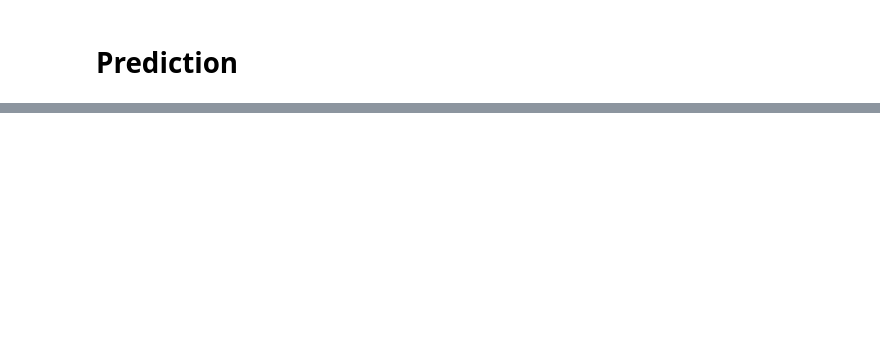
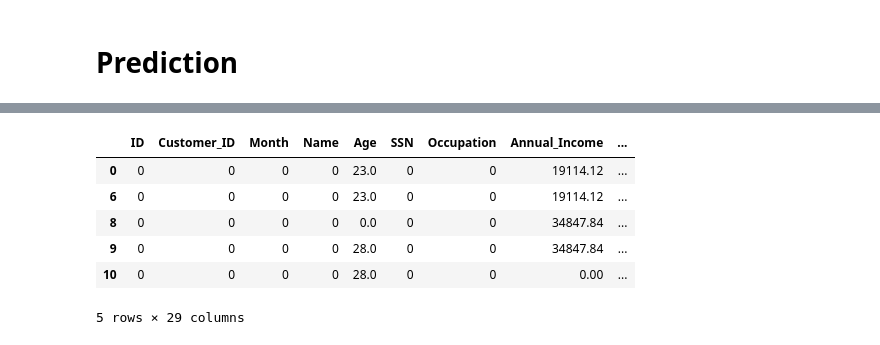
Before and after one commit to CSF0744/ECE225_final_project, a Jupyter notebook: final_project.ipynb, the cells around one changed output, grey strips where cells are left out. Drawn from its saved outputs; the diff is of its cells as text; code cells hidden in the pictures; blank space fills up the shorter version.

Commit message:
data cleaning donce, RF 0.74 accuracy, KNN started

```diff
--- a/final_project.ipynb
+++ b/final_project.ipynb
@@ -394,3 +433,9 @@ print(clean_data)
 # %%
 # Gaussian model. one multivaritive? mixture?
 # method: simple estimator? EM? KNN?
+# %%
+data=train_df.dropna(how='any')
+from sklearn.model_selection import train_test_split
+from sklearn.preprocessing import StandardScaler
+from sklearn.ensemble import RandomForestClassifier
+from sklearn.metrics import accuracy_score, classification_report
@@ -396,0 +462,12 @@ print(clean_data)
+# %%
+label_mapping = {'Good': 0, 'Standard': 1, 'Poor': 2}
+data['Credit_Score'] = data['Credit_Score'].map(label_mapping)
+
+def clean_and_convert_to_float(value):
+    try:
+        return float(value)
+    except ValueError:
+        return None
+
+data = data.applymap(clean_and_convert_to_float)
+data['Credit_Score'].unique()
@@ -396,0 +476,18 @@ print(clean_data)
+# %%
+
+
+# Extract years and months from 'Credit_History_Age'
+data[['Credit_History_Years', 'Credit_History_Months']] = data['Credit_History_Age'].str.extract('(\d+) Years and (\d+) Months')
+
+
+
+# Drop unnecessary columns
+data.drop(['Credit_History_Age'], axis=1, inplace=True)
+
+# Convert columns to numeric
+numeric_columns = ['Annual_Income', 'Age', 'Num_Credit_Card', 'Monthly_Balance', 'Credit_History_Years', 'Credit_History_Months']
+data[numeric_columns] = data[numeric_columns].apply(pd.to_numeric, errors='coerce')
+
+# Handle missing values (if any)
+data.fillna(0,inplace=True)
+data['Credit_Score'].unique()
@@ -396,0 +516,3 @@ print(clean_data)
+# %%
+scaler = StandardScaler()
+data[numeric_columns] = scaler.fit_transform(data[numeric_columns])
@@ -396,0 +562,10 @@ print(clean_data)
+# %%
+data.head()
+# %% [output]
+|  | ID | Customer_ID | Month | Name | Age | SSN | Occupation | Annual_Income | ... |
+| 0 | 0 | 0 | 0 | 0 | 23.0 | 0 | 0 | 19114.12 | ... |
+| 6 | 0 | 0 | 0 | 0 | 23.0 | 0 | 0 | 19114.12 | ... |
+| 8 | 0 | 0 | 0 | 0 | 0.0 | 0 | 0 | 34847.84 | ... |
+| 9 | 0 | 0 | 0 | 0 | 28.0 | 0 | 0 | 34847.84 | ... |
+| 10 | 0 | 0 | 0 | 0 | 28.0 | 0 | 0 | 0.00 | ... |
+5 rows × 29 columns
```
Also changed, not shown: parts of 20 cells of this notebook.
